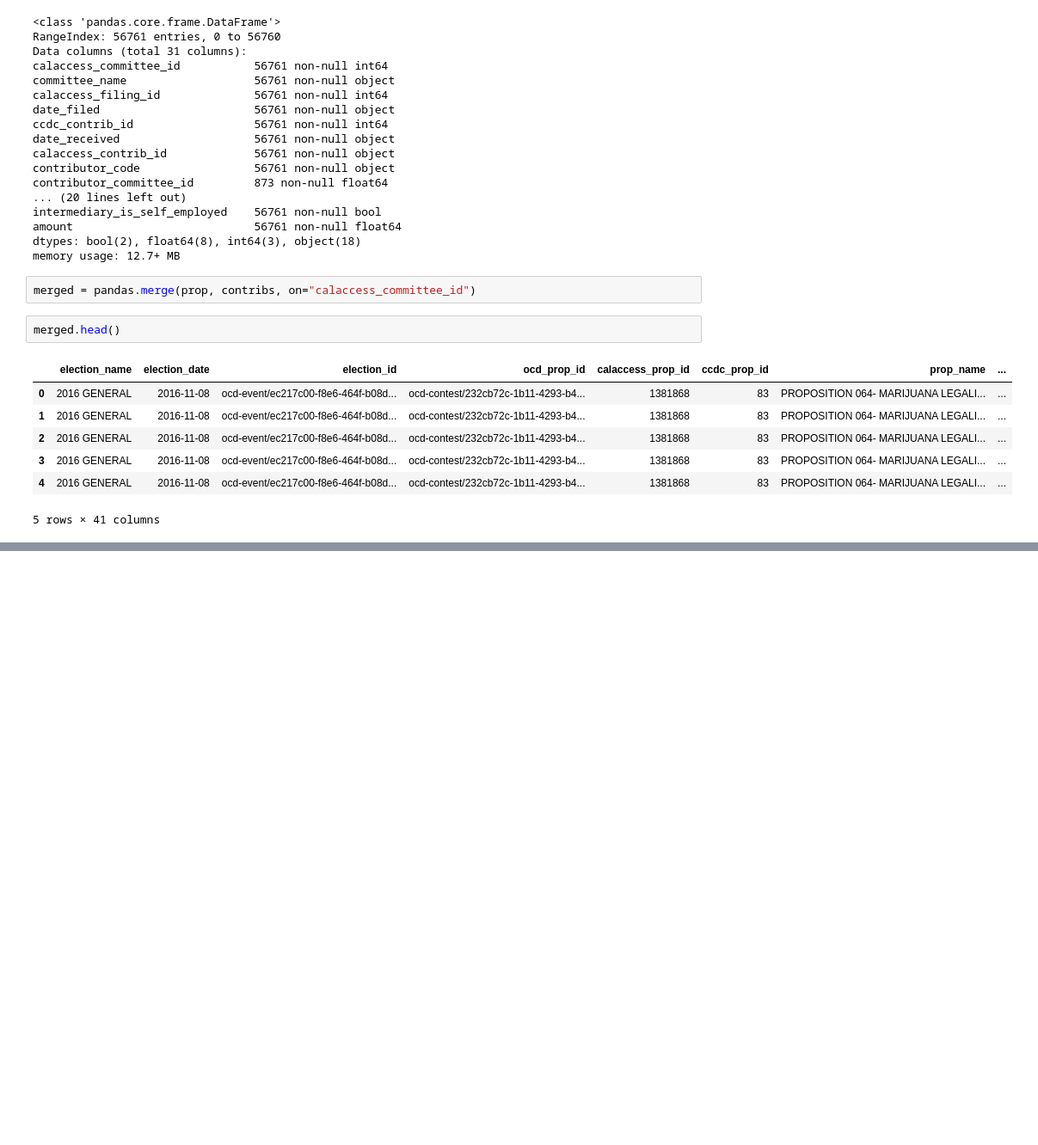
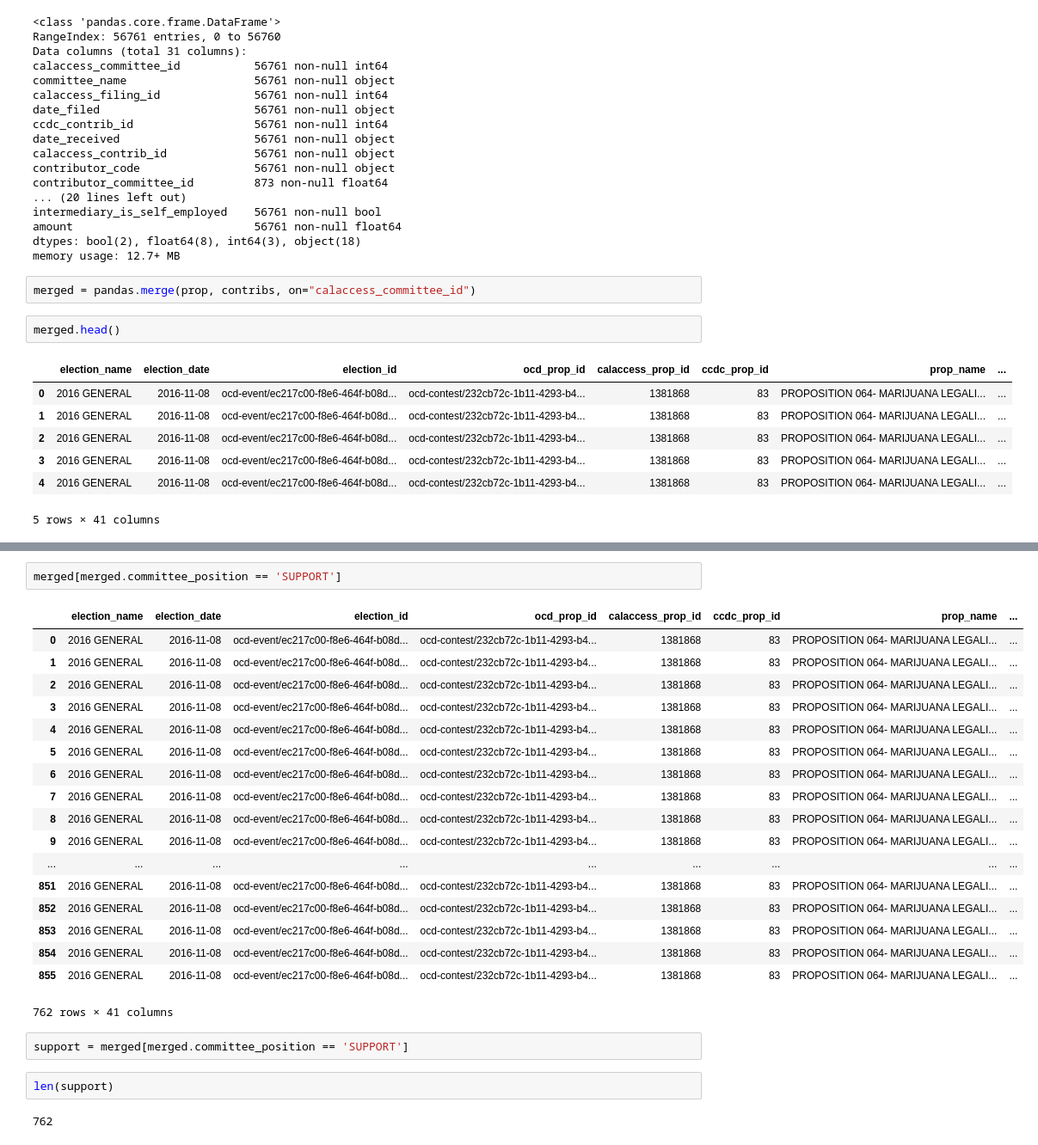
Before and after one commit to palewire/first-python-notebook, a Jupyter notebook: Untitled.ipynb, the cells around one changed output, grey strips where cells are left out. Shown: that part at 86% size. Cells and saved outputs as stored; diff of their text form; blank space fills up the shorter version.

```diff
--- a/Untitled.ipynb
+++ b/Untitled.ipynb
@@ -191,0 +293,27 @@ merged.head()
+# %%
+merged[merged.committee_position == 'SUPPORT']
+# %% [output]
+|  | election_name | election_date | election_id | ocd_prop_id | calaccess_prop_id | ccdc_prop_id | prop_name | ... |
+| 0 | 2016 GENERAL | 2016-11-08 | ocd-event/ec217c00-f8e6-464f-b08d... | ocd-contest/232cb72c-1b11-4293-b4... | 1381868 | 83 | PROPOSITION 064- MARIJUANA LEGALI... | ... |
+| 1 | 2016 GENERAL | 2016-11-08 | ocd-event/ec217c00-f8e6-464f-b08d... | ocd-contest/232cb72c-1b11-4293-b4... | 1381868 | 83 | PROPOSITION 064- MARIJUANA LEGALI... | ... |
+| 2 | 2016 GENERAL | 2016-11-08 | ocd-event/ec217c00-f8e6-464f-b08d... | ocd-contest/232cb72c-1b11-4293-b4... | 1381868 | 83 | PROPOSITION 064- MARIJUANA LEGALI... | ... |
+| 3 | 2016 GENERAL | 2016-11-08 | ocd-event/ec217c00-f8e6-464f-b08d... | ocd-contest/232cb72c-1b11-4293-b4... | 1381868 | 83 | PROPOSITION 064- MARIJUANA LEGALI... | ... |
+| 4 | 2016 GENERAL | 2016-11-08 | ocd-event/ec217c00-f8e6-464f-b08d... | ocd-contest/232cb72c-1b11-4293-b4... | 1381868 | 83 | PROPOSITION 064- MARIJUANA LEGALI... | ... |
+| 5 | 2016 GENERAL | 2016-11-08 | ocd-event/ec217c00-f8e6-464f-b08d... | ocd-contest/232cb72c-1b11-4293-b4... | 1381868 | 83 | PROPOSITION 064- MARIJUANA LEGALI... | ... |
+| 6 | 2016 GENERAL | 2016-11-08 | ocd-event/ec217c00-f8e6-464f-b08d... | ocd-contest/232cb72c-1b11-4293-b4... | 1381868 | 83 | PROPOSITION 064- MARIJUANA LEGALI... | ... |
+| 7 | 2016 GENERAL | 2016-11-08 | ocd-event/ec217c00-f8e6-464f-b08d... | ocd-contest/232cb72c-1b11-4293-b4... | 1381868 | 83 | PROPOSITION 064- MARIJUANA LEGALI... | ... |
+| 8 | 2016 GENERAL | 2016-11-08 | ocd-event/ec217c00-f8e6-464f-b08d... | ocd-contest/232cb72c-1b11-4293-b4... | 1381868 | 83 | PROPOSITION 064- MARIJUANA LEGALI... | ... |
+| 9 | 2016 GENERAL | 2016-11-08 | ocd-event/ec217c00-f8e6-464f-b08d... | ocd-contest/232cb72c-1b11-4293-b4... | 1381868 | 83 | PROPOSITION 064- MARIJUANA LEGALI... | ... |
+| ... | ... | ... | ... | ... | ... | ... | ... | ... |
+| 851 | 2016 GENERAL | 2016-11-08 | ocd-event/ec217c00-f8e6-464f-b08d... | ocd-contest/232cb72c-1b11-4293-b4... | 1381868 | 83 | PROPOSITION 064- MARIJUANA LEGALI... | ... |
+| 852 | 2016 GENERAL | 2016-11-08 | ocd-event/ec217c00-f8e6-464f-b08d... | ocd-contest/232cb72c-1b11-4293-b4... | 1381868 | 83 | PROPOSITION 064- MARIJUANA LEGALI... | ... |
+| 853 | 2016 GENERAL | 2016-11-08 | ocd-event/ec217c00-f8e6-464f-b08d... | ocd-contest/232cb72c-1b11-4293-b4... | 1381868 | 83 | PROPOSITION 064- MARIJUANA LEGALI... | ... |
+| 854 | 2016 GENERAL | 2016-11-08 | ocd-event/ec217c00-f8e6-464f-b08d... | ocd-contest/232cb72c-1b11-4293-b4... | 1381868 | 83 | PROPOSITION 064- MARIJUANA LEGALI... | ... |
+| 855 | 2016 GENERAL | 2016-11-08 | ocd-event/ec217c00-f8e6-464f-b08d... | ocd-contest/232cb72c-1b11-4293-b4... | 1381868 | 83 | PROPOSITION 064- MARIJUANA LEGALI... | ... |
+762 rows × 41 columns
+# %%
+support = merged[merged.committee_position == 'SUPPORT']
+# %%
+len(support)
+# %% [output]
+762
```
Also changed, not shown: parts of 19 cells of this notebook, 6 other files.
